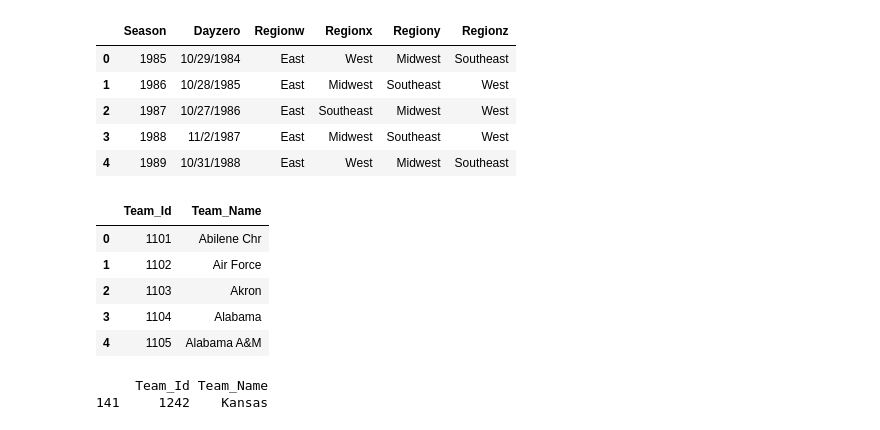
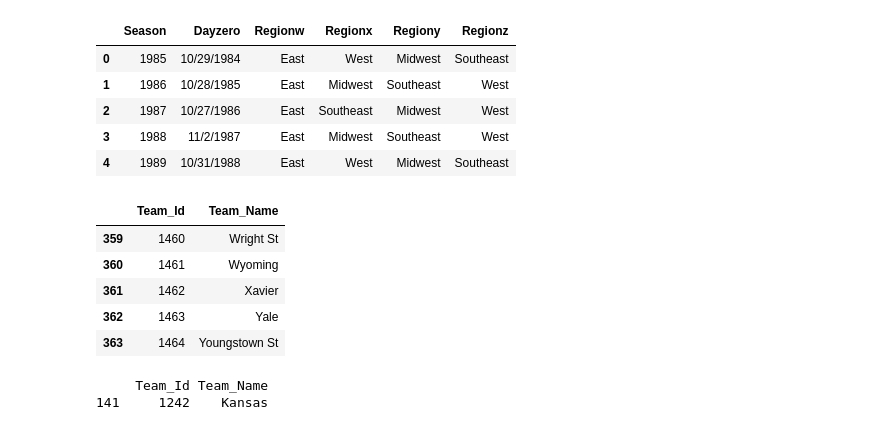
Before and after one commit to adeshpande3/March-Madness-2017, a Jupyter notebook: March Madness 2017.ipynb, the cells around one changed output. Saved outputs shown, nothing was run; the diff lists cells and outputs as text; code cells hidden in the pictures.

```diff
--- a/March Madness 2017.ipynb
+++ b/March Madness 2017.ipynb
@@ -69,14 +69,14 @@ seasons_pd.head()
 # %%
 teams_pd = pd.read_csv('Teams.csv')
 teamList = teams_pd['Team_Name'].tolist()
-teams_pd.head()
+teams_pd.tail()
 # %% [output]
 |  | Team_Id | Team_Name |
-| 0 | 1101 | Abilene Chr |
-| 1 | 1102 | Air Force |
-| 2 | 1103 | Akron |
-| 3 | 1104 | Alabama |
-| 4 | 1105 | Alabama A&M |
+| 359 | 1460 | Wright St |
+| 360 | 1461 | Wyoming |
+| 361 | 1462 | Xavier |
+| 362 | 1463 | Yale |
+| 363 | 1464 | Youngstown St |
 # %%
 # Finding Kansas's Team_id cuz Frank Mason is too good
 print teams_pd[teams_pd['Team_Name'] == 'Kansas']
```
Also changed, not shown: parts of 8 cells of this notebook, 1 other file.
